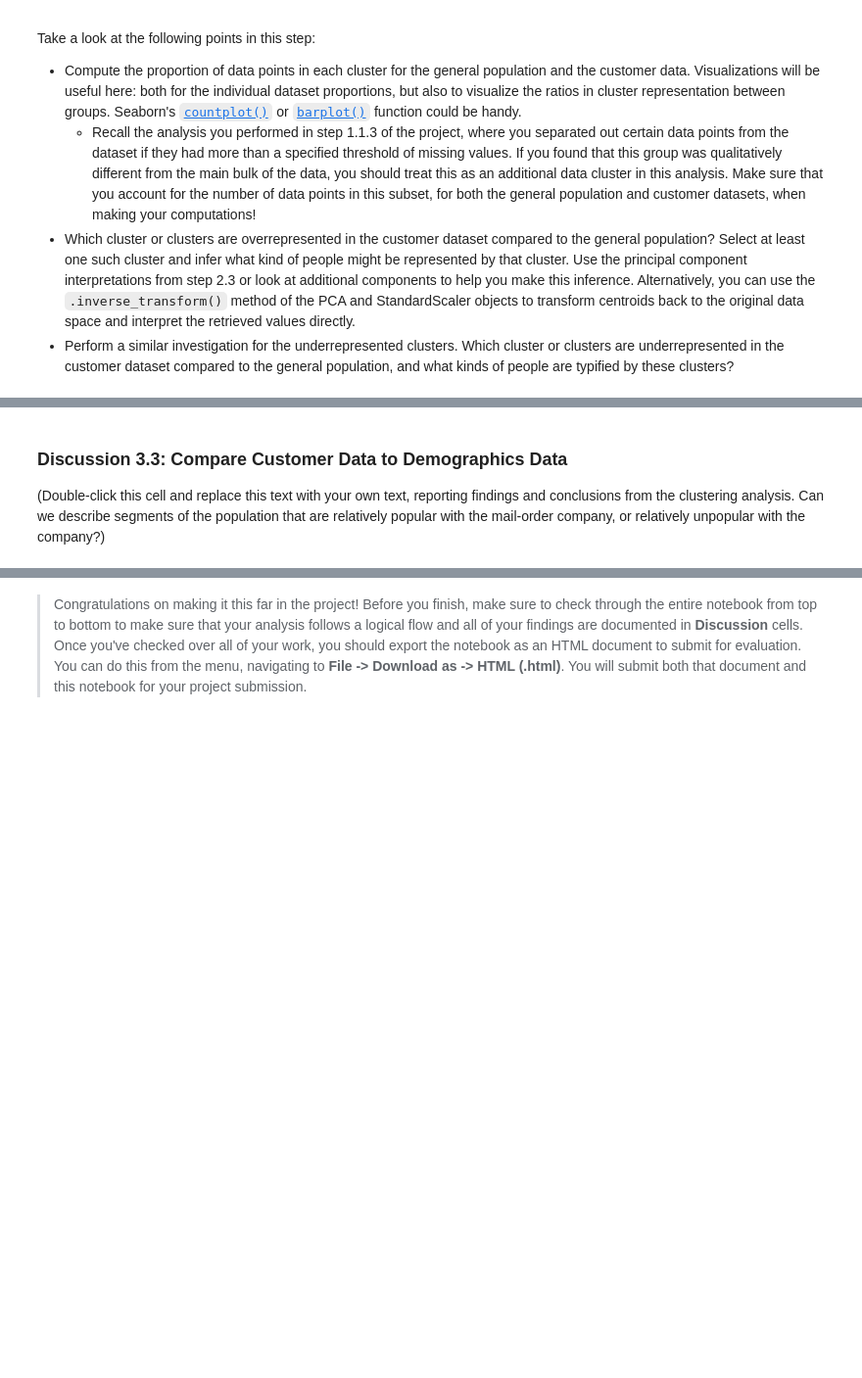
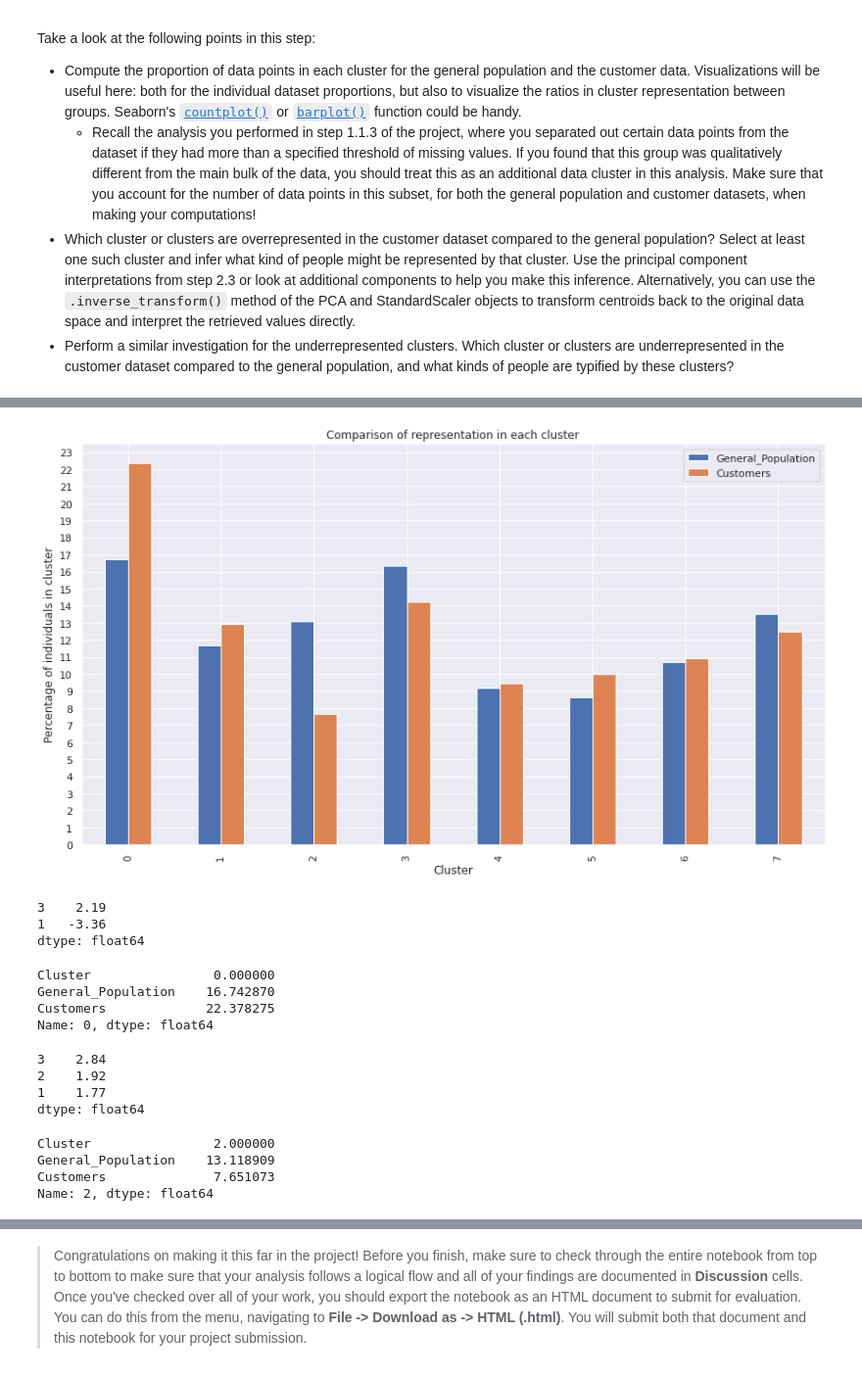
Before and after one commit to droussis/intro_to_ml_with_tf, a Jupyter notebook: arvato_customer_segments/Identify_Customer_Segments.ipynb, the cells around one changed output, grey strips where cells are left out. Shown at 98% size. Drawn from its saved outputs; the diff is of its cells as text; code cells hidden in the pictures; blank space fills up the shorter version.

```diff
--- a/arvato_customer_segments/Identify_Customer_Segments.ipynb
+++ b/arvato_customer_segments/Identify_Customer_Segments.ipynb
@@ -818,10 +875,59 @@ Take a look at the following points in this step:
+# %%
+cluster, general_population_count = np.unique(clusters_population, return_counts=True)
+cluster, customers_count = np.unique(clusters_customers, return_counts=True)
+
+general_population_proportion = general_population_count / len(clusters_population) * 100
+customers_proportion = customers_count / len(clusters_customers) * 100
+# %%
+df_cluster = pd.DataFrame({'Cluster': cluster,
+                           'General_Population': general_population_proportion,
+                           'Customers': customers_proportion})
+# %%
+df_cluster.plot(x='Cluster', y=['General_Population', 'Customers'],
+                kind='bar', figsize=(12, 7))
+plt.yticks(np.arange(0, 24))
+plt.title('Comparison of representation in each cluster')
+plt.ylabel('Percentage of individuals in cluster')
+plt.tight_layout()
+plt.show()
+# %% [output]
+[figure, added]
 # %%
 # What kinds of people are part of a cluster that is overrepresented in the
 # customer data compared to the general population?
+
+cluster_0_components = pd.Series(kmeans.cluster_centers_[0])
+cluster_0_components.sort_values(ascending=False, inplace=True)
+cluster_0_components.index += 1
+cluster_0_components[np.abs(cluster_0_components)>0.5].round(2)
+# %% [output]
+3    2.19
+1   -3.36
+dtype: float64
+# %%
+df_cluster.iloc[0]
+# %% [output]
+Cluster                0.000000
+General_Population    16.742870
+Customers             22.378275
+Name: 0, dtype: float64
 # %%
 # What kinds of people are part of a cluster that is underrepresented in the
 # customer data compared to the general population?
+
+cluster_2_components = pd.Series(kmeans.cluster_centers_[2])
+cluster_2_components.sort_values(ascending=False, inplace=True)
+cluster_2_components.index += 1
+cluster_2_components[np.abs(cluster_2_components)>0.5].round(2)
+# %% [output]
+3    2.84
+2    1.92
+1    1.77
+dtype: float64
-# %% [markdown]
-### Discussion 3.3: Compare Customer Data to Demographics Data
-
-(Double-click this cell and replace this text with your own text, reporting findings and conclusions from the clustering analysis. Can we describe segments of the population that are relatively popular with the mail-order company, or relatively unpopular with the company?)
+# %%
+df_cluster.iloc[2]
+# %% [output]
+Cluster                2.000000
+General_Population    13.118909
+Customers              7.651073
+Name: 2, dtype: float64
```
Also changed, not shown: parts of 14 cells of this notebook, 1 other file.
